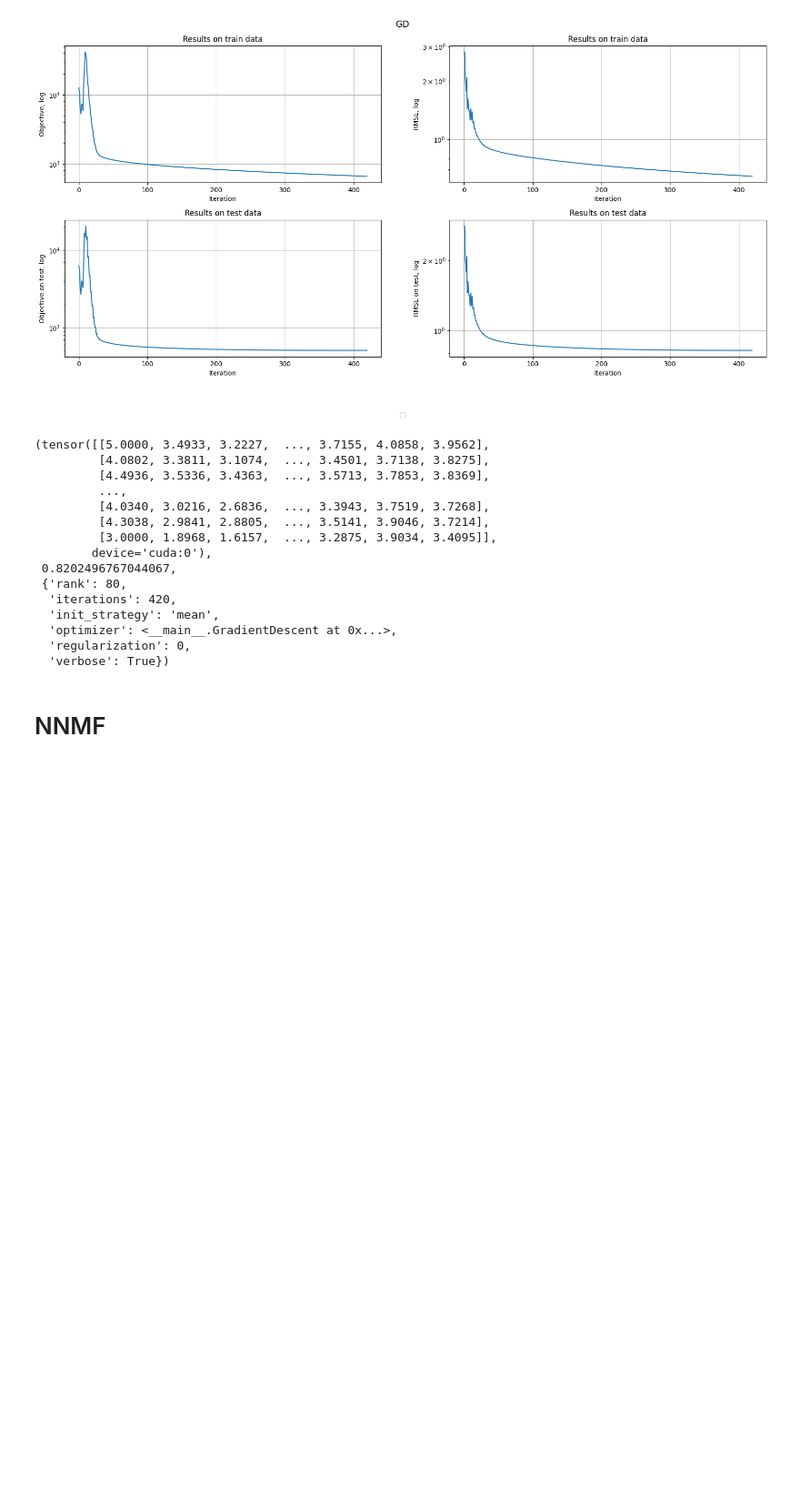
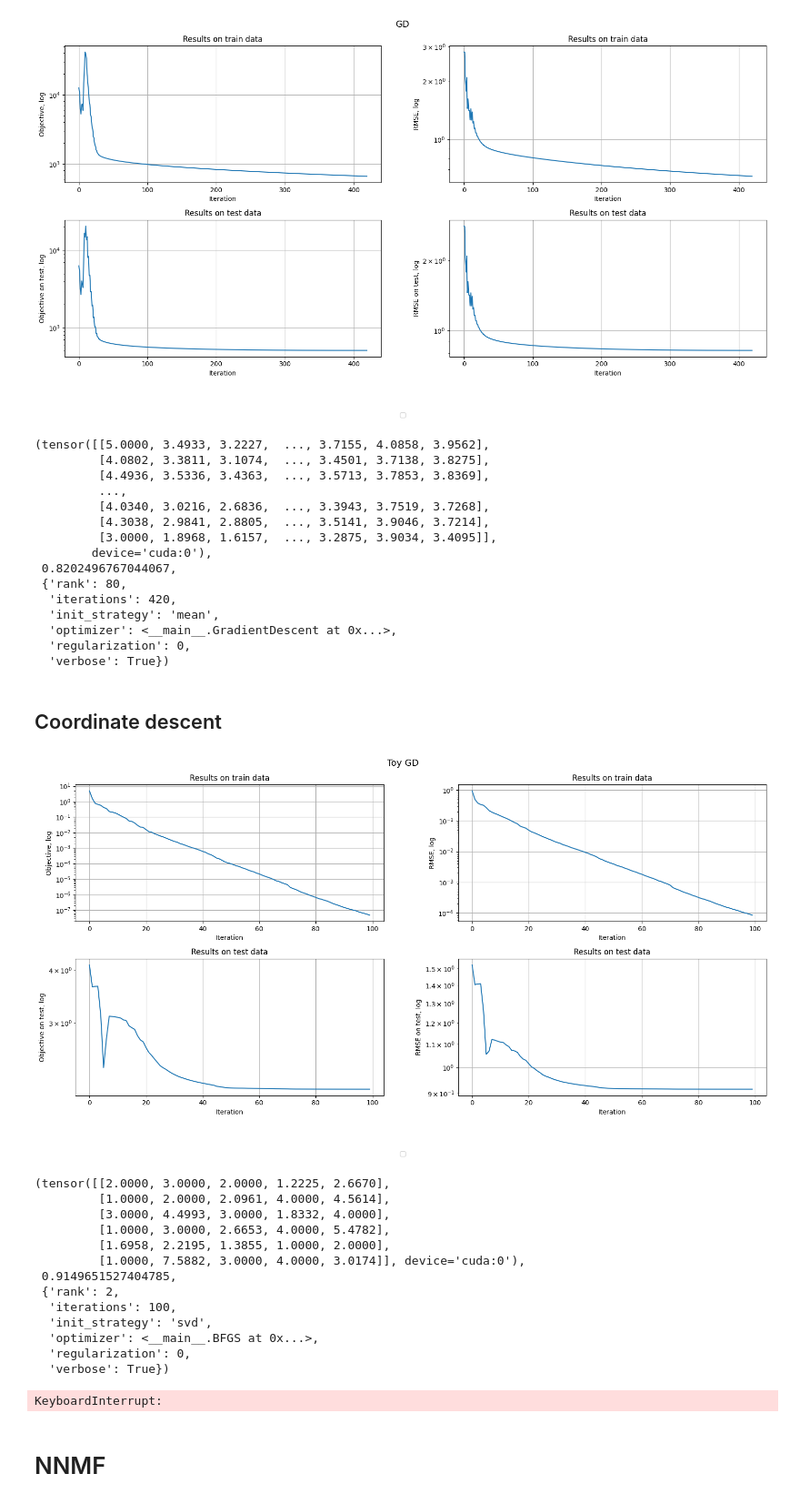
Before and after one commit to dsomni/hdda-f24, a Jupyter notebook: solution.ipynb, the cells around one changed output. Shown at 91% size. Drawn from its saved outputs; the diff is of its cells as text; code cells hidden in the pictures; blank space fills up the shorter version.

```diff
--- a/solution.ipynb
+++ b/solution.ipynb
@@ -306,6 +306,9 @@ class LearningRateScheduler:
         return torch.trace(x.T @ y)
 
     def __init__(self, assume_vectors: bool = False) -> None:
+        self.set_assume_vectors(assume_vectors)
+
+    def set_assume_vectors(self, assume_vectors: bool):
         self.assume_vectors = assume_vectors
         self.dot = (
             LearningRateScheduler._vector_dot
@@ -799,17 +870,17 @@ def init_gd(
     matrix: torch.Tensor,
     mask: torch.Tensor,
     rank: int,
-    strategy: Literal["random", "svd", "mean"],
+    strategy: Literal["random", "svd"],
 ) -> tuple[torch.Tensor, torch.Tensor]:
     m, n = matrix.shape
-    new_matrix = (mask*matrix).cpu().numpy()
+    new_matrix = (mask * matrix).cpu().numpy()
 
     if strategy == "random":
         return torch.rand(m, rank).to(DEVICE), torch.rand(rank, n).to(DEVICE)
 
-    if strategy == "mean":
+    if strategy == "svd":
         new_matrix = SimpleImputer(
-            strategy=strategy, missing_values=0, keep_empty_features=True
+            strategy="mean", missing_values=0, keep_empty_features=True
         ).fit_transform(new_matrix)
 
     u, s, vt = sklearn.utils.extmath.randomized_svd(  # type: ignore
@@ -852,7 +923,7 @@ def nabla_objective_gd(
     )
 
 
-def block_gd(
+def pure_gd(
     matrix: torch.Tensor,
     mask: torch.Tensor,
     test_mask: torch.Tensor,
@@ -1199,3 +1270,5 @@ gd_res[:-1]
   'verbose': True})
 # %%
 save_solution(gd_res[0], decimals=5, prefix="gd80_")
+# %% [markdown]
+## Coordinate descent
@@ -1202,3 +1426,60 @@ save_solution(gd_res[0], decimals=5, prefix="gd80_")
+# %%
+coord_gd_toy_res = choose_best(
+    toy_matrix_full,
+    toy_mask,
+    toy_test_mask,
+    coordinate_gd,
+    {
+        "rank": 2,
+        "iterations": 100,
+        "init_strategy": "svd",
+        # "optimizer": BFGS(BisectionWolfe()),
+        "optimizer": BFGS(BisectionWolfe()),
+        "regularization": 0,
+        "verbose": True,
+    },
+)
+
+plot_log_dicts(coord_gd_toy_res[-1], "Toy GD")
+
+coord_gd_toy_res[:-1]
+# %% [output]
+[figure, added]
+(tensor([[2.0000, 3.0000, 2.0000, 1.2225, 2.6670],
+         [1.0000, 2.0000, 2.0961, 4.0000, 4.5614],
+         [3.0000, 4.4993, 3.0000, 1.8332, 4.0000],
+         [1.0000, 3.0000, 2.6653, 4.0000, 5.4782],
+         [1.6958, 2.2195, 1.3855, 1.0000, 2.0000],
+         [1.0000, 7.5882, 3.0000, 4.0000, 3.0174]], device='cuda:0'),
+ 0.9149651527404785,
+ {'rank': 2,
+  'iterations': 100,
+  'init_strategy': 'svd',
+  'optimizer': <__main__.BFGS at 0x...>,
+  'regularization': 0,
+  'verbose': True})
+# %%
+coord_gd_res = choose_best(
+    real_matrix_full,
+    real_mask,
+    real_test_mask,
+    coordinate_gd,
+    {
+        "rank": 5,
+        "iterations": 20,
+        "init_strategy": "svd",
+        "optimizer": BFGS(BisectionWolfe()),
+        "regularization": 0.01,
+        "verbose": True,
+        "clip": True,
+    },
+)
+
+plot_log_dicts(coord_gd_res[-1], "GD")
+
+coord_gd_res[:-1]
+# %% [output]
+KeyboardInterrupt:
 # %% [markdown]
 # NNMF
 # %%
```
Also changed, not shown: parts of 17 cells of this notebook, 3 other files.
